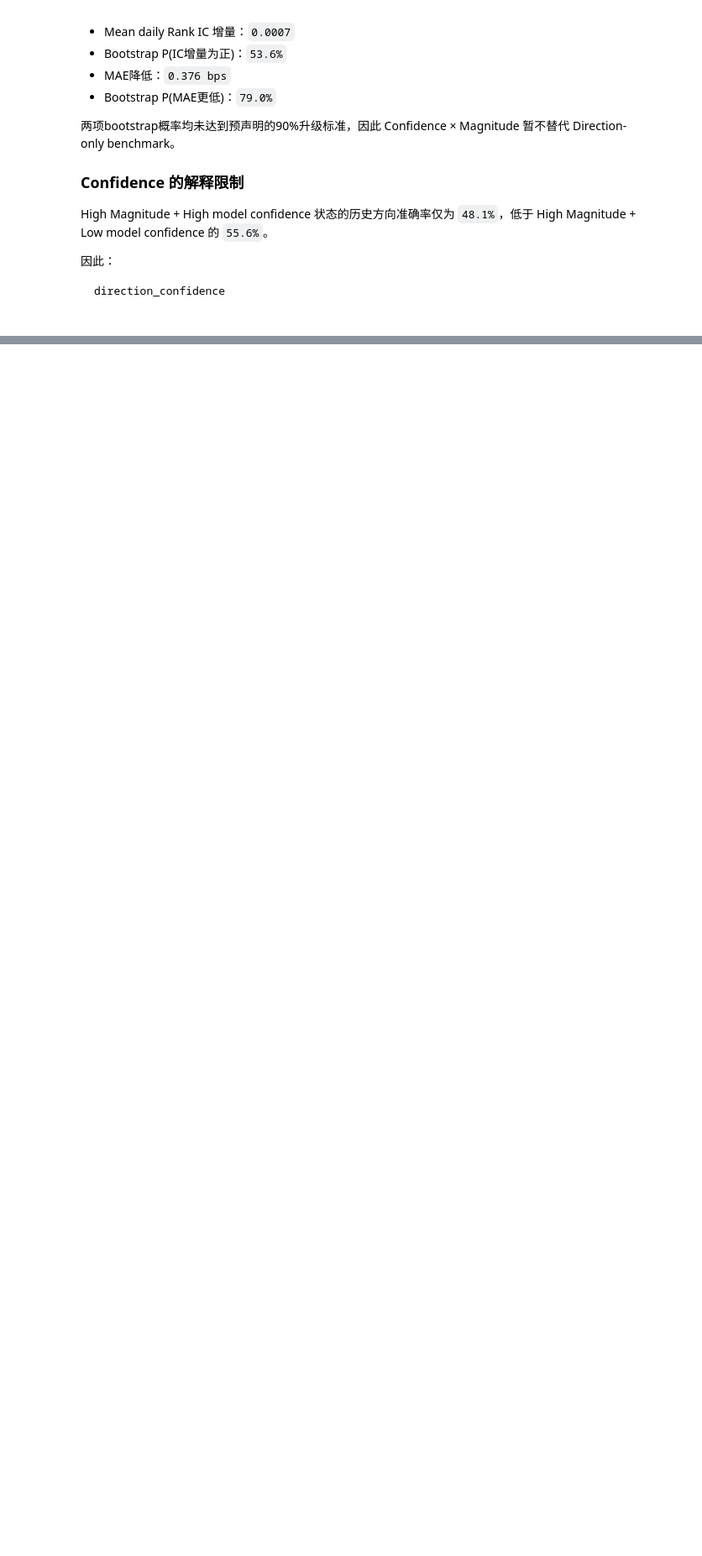
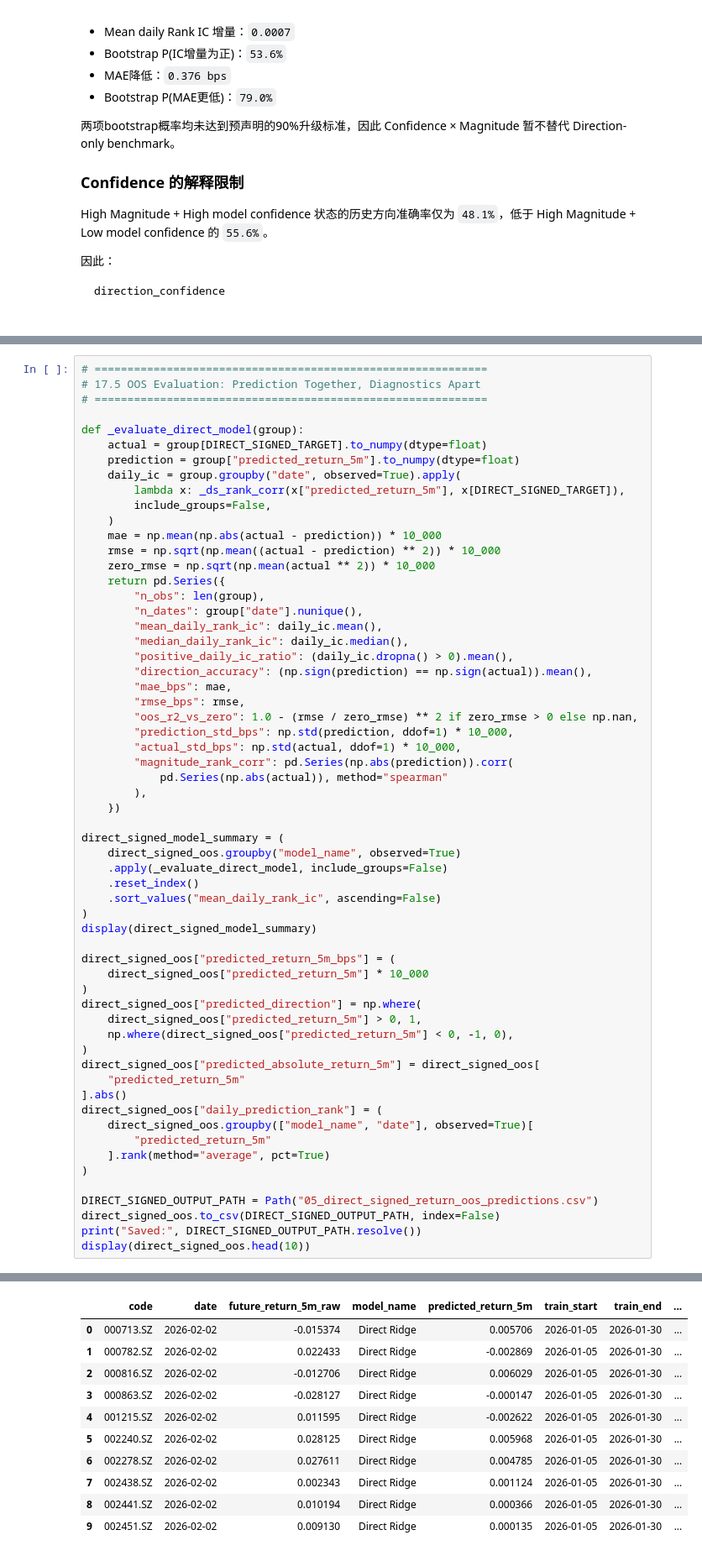
Before and after one commit to xiyuanzhu926/level2-research, a Jupyter notebook: level2-research/notebooks/05_5min_return_strict_0930_0935_next_research.ipynb, the cells around one changed output, grey strips where cells are left out. Shown at 84% size. Drawn from its saved outputs; the diff is of its cells as text; blank space fills up the shorter version.

```diff
--- a/level2-research/notebooks/05_5min_return_strict_0930_0935_next_research.ipynb
+++ b/level2-research/notebooks/05_5min_return_strict_0930_0935_next_research.ipynb
@@ -17063,0 +17743,61 @@ direction_confidence
+# %%
+# ============================================================
+# 17.5 OOS Evaluation: Prediction Together, Diagnostics Apart
+# ============================================================
+
+def _evaluate_direct_model(group):
+    actual = group[DIRECT_SIGNED_TARGET].to_numpy(dtype=float)
+    prediction = group["predicted_return_5m"].to_numpy(dtype=float)
+    daily_ic = group.groupby("date", observed=True).apply(
+        lambda x: _ds_rank_corr(x["predicted_return_5m"], x[DIRECT_SIGNED_TARGET]),
+        include_groups=False,
+    )
+    mae = np.mean(np.abs(actual - prediction)) * 10_000
+    rmse = np.sqrt(np.mean((actual - prediction) ** 2)) * 10_000
+    zero_rmse = np.sqrt(np.mean(actual ** 2)) * 10_000
+    return pd.Series({
+        "n_obs": len(group),
+        "n_dates": group["date"].nunique(),
+        "mean_daily_rank_ic": daily_ic.mean(),
+        "median_daily_rank_ic": daily_ic.median(),
+        "positive_daily_ic_ratio": (daily_ic.dropna() > 0).mean(),
+        "direction_accuracy": (np.sign(prediction) == np.sign(actual)).mean(),
+        "mae_bps": mae,
+        "rmse_bps": rmse,
+        "oos_r2_vs_zero": 1.0 - (rmse / zero_rmse) ** 2 if zero_rmse > 0 else np.nan,
+        "prediction_std_bps": np.std(prediction, ddof=1) * 10_000,
+        "actual_std_bps": np.std(actual, ddof=1) * 10_000,
+        "magnitude_rank_corr": pd.Series(np.abs(prediction)).corr(
+            pd.Series(np.abs(actual)), method="spearman"
+        ),
+    })
+
+direct_signed_model_summary = (
+    direct_signed_oos.groupby("model_name", observed=True)
+    .apply(_evaluate_direct_model, include_groups=False)
+    .reset_index()
+    .sort_values("mean_daily_rank_ic", ascending=False)
+)
+display(direct_signed_model_summary)
+
+direct_signed_oos["predicted_return_5m_bps"] = (
+    direct_signed_oos["predicted_return_5m"] * 10_000
+)
+direct_signed_oos["predicted_direction"] = np.where(
+    direct_signed_oos["predicted_return_5m"] > 0, 1,
+    np.where(direct_signed_oos["predicted_return_5m"] < 0, -1, 0),
+)
+direct_signed_oos["predicted_absolute_return_5m"] = direct_signed_oos[
+    "predicted_return_5m"
+].abs()
+direct_signed_oos["daily_prediction_rank"] = (
+    direct_signed_oos.groupby(["model_name", "date"], observed=True)[
+        "predicted_return_5m"
+    ].rank(method="average", pct=True)
+)
+
+DIRECT_SIGNED_OUTPUT_PATH = Path("05_direct_signed_return_oos_predictions.csv")
+direct_signed_oos.to_csv(DIRECT_SIGNED_OUTPUT_PATH, index=False)
+print("Saved:", DIRECT_SIGNED_OUTPUT_PATH.resolve())
+display(direct_signed_oos.head(10))
+# %% [output]
@@ -17063,0 +17811,11 @@ direction_confidence
+|  | code | date | future_return_5m_raw | model_name | predicted_return_5m | train_start | train_end | ... |
+| 0 | 000713.SZ | 2026-02-02 | -0.015374 | Direct Ridge | 0.005706 | 2026-01-05 | 2026-01-30 | ... |
+| 1 | 000782.SZ | 2026-02-02 | 0.022433 | Direct Ridge | -0.002869 | 2026-01-05 | 2026-01-30 | ... |
+| 2 | 000816.SZ | 2026-02-02 | -0.012706 | Direct Ridge | 0.006029 | 2026-01-05 | 2026-01-30 | ... |
+| 3 | 000863.SZ | 2026-02-02 | -0.028127 | Direct Ridge | -0.000147 | 2026-01-05 | 2026-01-30 | ... |
+| 4 | 001215.SZ | 2026-02-02 | 0.011595 | Direct Ridge | -0.002622 | 2026-01-05 | 2026-01-30 | ... |
+| 5 | 002240.SZ | 2026-02-02 | 0.028125 | Direct Ridge | 0.005968 | 2026-01-05 | 2026-01-30 | ... |
+| 6 | 002278.SZ | 2026-02-02 | 0.027611 | Direct Ridge | 0.004785 | 2026-01-05 | 2026-01-30 | ... |
+| 7 | 002438.SZ | 2026-02-02 | 0.002343 | Direct Ridge | 0.001124 | 2026-01-05 | 2026-01-30 | ... |
+| 8 | 002441.SZ | 2026-02-02 | 0.010194 | Direct Ridge | 0.000366 | 2026-01-05 | 2026-01-30 | ... |
+| 9 | 002451.SZ | 2026-02-02 | 0.009130 | Direct Ridge | 0.000135 | 2026-01-05 | 2026-01-30 | ... |
```
Also changed, not shown: parts of 20 cells of this notebook, 5 other files.
